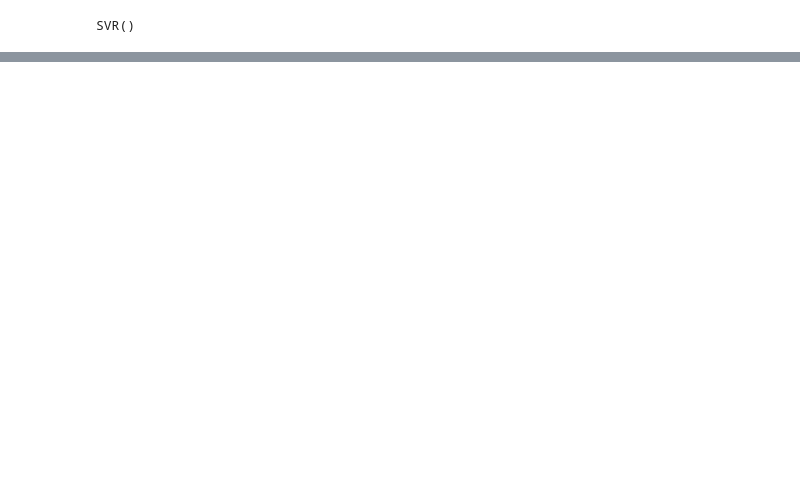
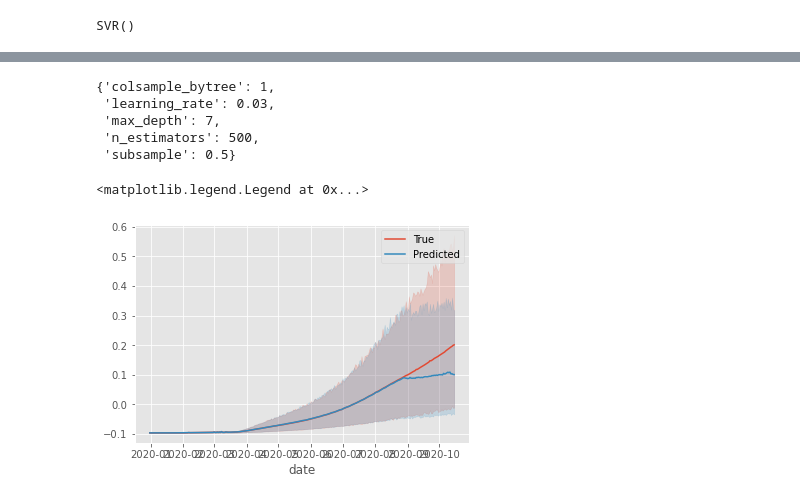
Before and after one commit to dexhrestha/ai-internship-genese, a Jupyter notebook: week 6/Covid-19-Analysis.ipynb, the cells around one changed output, grey strips where cells are left out. Saved outputs shown, nothing was run; the diff lists cells and outputs as text; code cells hidden in the pictures; blank space fills up the shorter version.

```diff
--- a/week 6/Covid-19-Analysis.ipynb
+++ b/week 6/Covid-19-Analysis.ipynb
@@ -509,0 +544,18 @@ Fitting 5 folds for each of 10 candidates, totalling 50 fits
+# %%
+random_clf.best_params_
+# %% [output]
+{'colsample_bytree': 1,
+ 'learning_rate': 0.03,
+ 'max_depth': 7,
+ 'n_estimators': 500,
+ 'subsample': 0.5}
+# %%
+#Prediction on whole data
+predicted = random_clf.best_estimator_.predict(df.drop('total_cases',axis=1))
+fig, ax = plt.subplots()
+sns.lineplot(x=df.index,y=df['total_cases'].values,ax=ax)
+sns.lineplot(x=df.index.values,y=predicted,ax=ax)
+plt.legend(['True','Predicted'])
+# %% [output]
+<matplotlib.legend.Legend at 0x...>
+[figure, added]
```
Also changed, not shown: parts of 12 cells of this notebook.
